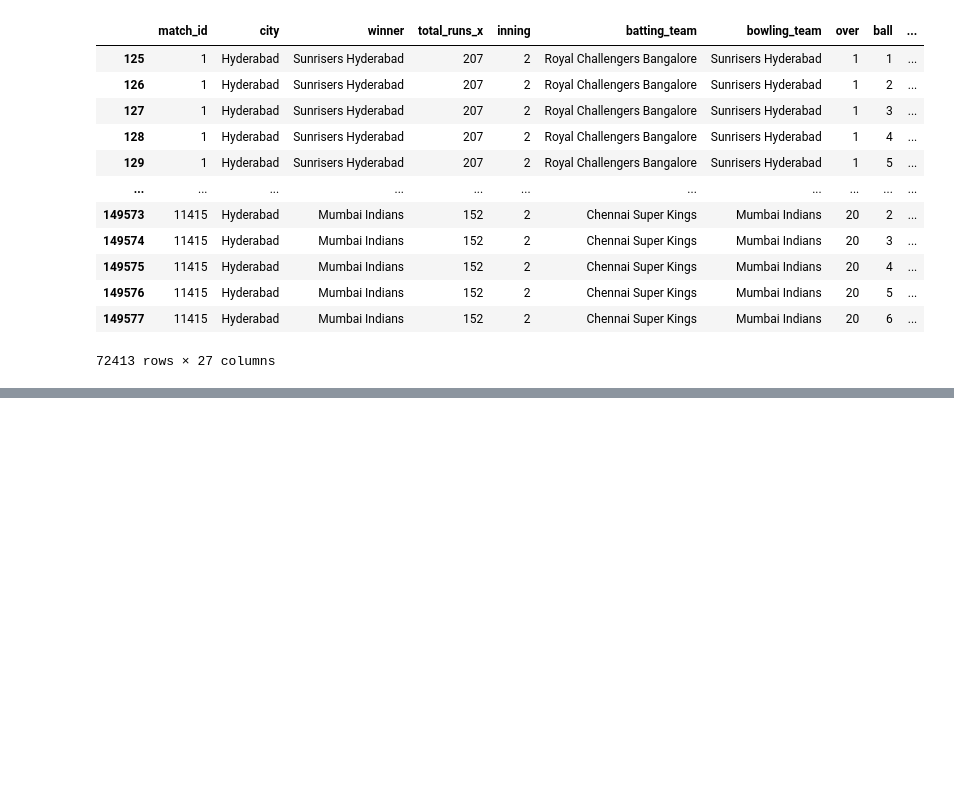
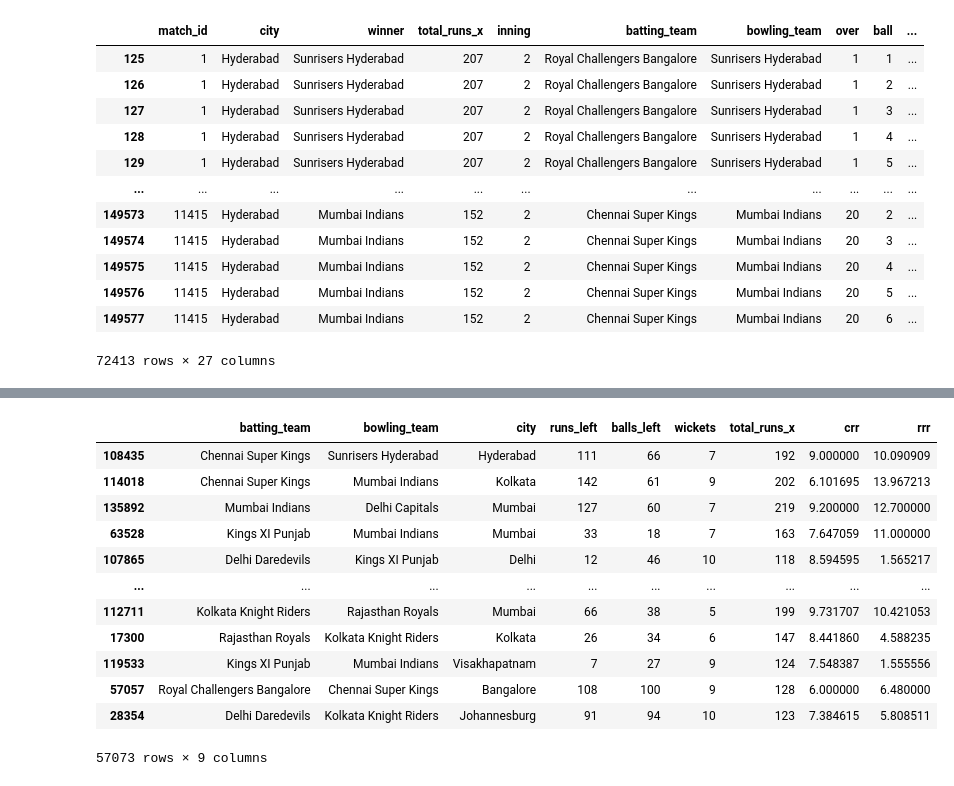
Before and after one commit to iSAKET-tech/IPL-Win-Predictor, a Jupyter notebook: Analysis.ipynb, the cells around one changed output, grey strips where cells are left out. Drawn from its saved outputs; the diff is of its cells as text; code cells hidden in the pictures; blank space fills up the shorter version.

```diff
--- a/Analysis.ipynb
+++ b/Analysis.ipynb
@@ -161,0 +187,23 @@ NotImplementedError: function is not implemented for this dtype: [how->cumsum,dt
+# %%
+x= final_df.iloc[:,:-1]
+y= final_df.iloc[:,-1]
+
+
+from sklearn.model_selection import train_test_split
+x_train,  x_test, y_train, y_test = train_test_split(x,y, test_size=0.2, random_state=1)
+# %%
+x_train
+# %% [output]
+|  | batting_team | bowling_team | city | runs_left | balls_left | wickets | total_runs_x | crr | rrr |
+| 108435 | Chennai Super Kings | Sunrisers Hyderabad | Hyderabad | 111 | 66 | 7 | 192 | 9.000000 | 10.090909 |
+| 114018 | Chennai Super Kings | Mumbai Indians | Kolkata | 142 | 61 | 9 | 202 | 6.101695 | 13.967213 |
+| 135892 | Mumbai Indians | Delhi Capitals | Mumbai | 127 | 60 | 7 | 219 | 9.200000 | 12.700000 |
+| 63528 | Kings XI Punjab | Mumbai Indians | Mumbai | 33 | 18 | 7 | 163 | 7.647059 | 11.000000 |
+| 107865 | Delhi Daredevils | Kings XI Punjab | Delhi | 12 | 46 | 10 | 118 | 8.594595 | 1.565217 |
+| ... | ... | ... | ... | ... | ... | ... | ... | ... | ... |
+| 112711 | Kolkata Knight Riders | Rajasthan Royals | Mumbai | 66 | 38 | 5 | 199 | 9.731707 | 10.421053 |
+| 17300 | Rajasthan Royals | Kolkata Knight Riders | Kolkata | 26 | 34 | 6 | 147 | 8.441860 | 4.588235 |
+| 119533 | Kings XI Punjab | Mumbai Indians | Visakhapatnam | 7 | 27 | 9 | 124 | 7.548387 | 1.555556 |
+| 57057 | Royal Challengers Bangalore | Chennai Super Kings | Bangalore | 108 | 100 | 9 | 128 | 6.000000 | 6.480000 |
+| 28354 | Delhi Daredevils | Kolkata Knight Riders | Johannesburg | 91 | 94 | 10 | 123 | 7.384615 | 5.808511 |
+57073 rows × 9 columns
```
Also changed, not shown: parts of 31 cells of this notebook.
